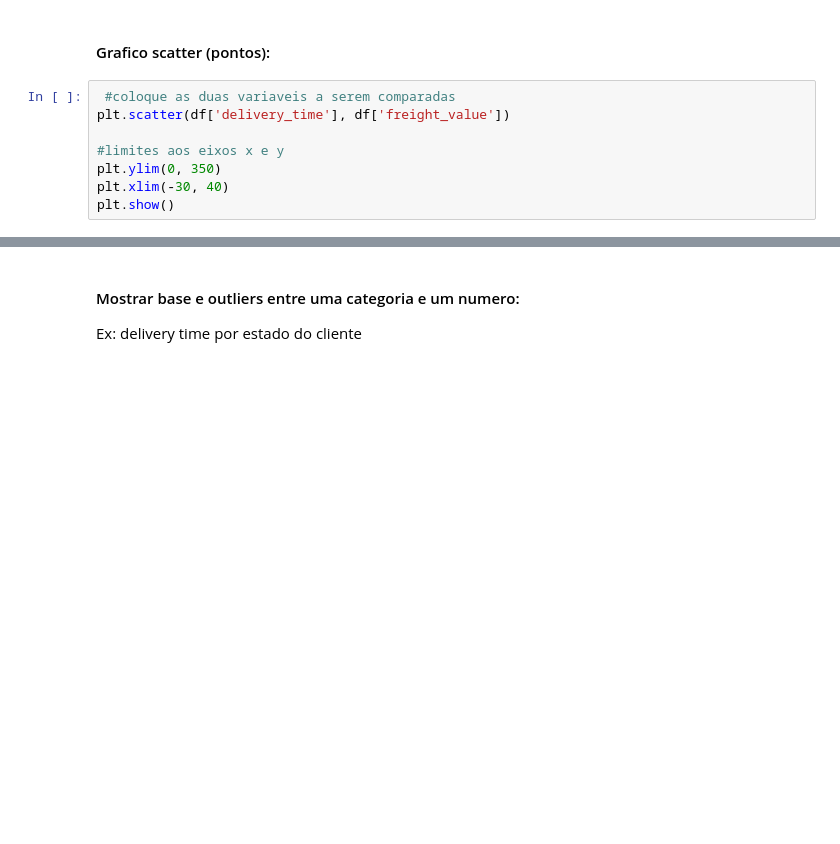
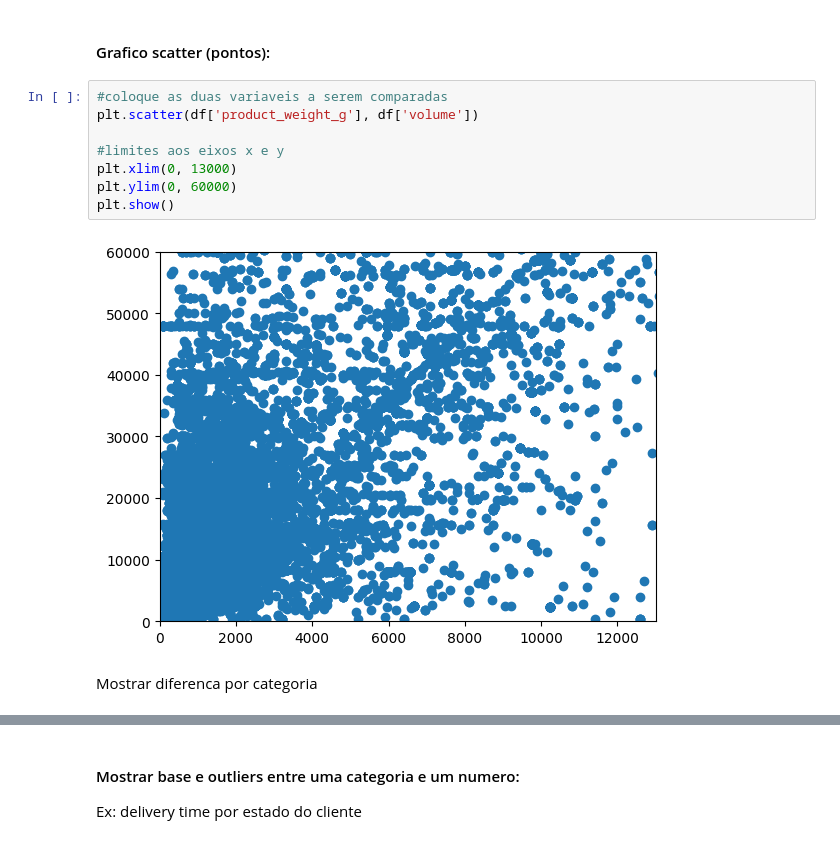
Before and after one commit to gabrielGAGRA/Kagglitos, a Jupyter notebook: analise.ipynb, the cells around one changed output, grey strips where cells are left out. Cells and saved outputs as stored; diff of their text form; blank space fills up the shorter version.

```diff
--- a/analise.ipynb
+++ b/analise.ipynb
@@ -79,10 +78,14 @@ for variable in variables_to_compare:
 # %% [markdown]
 #### Grafico scatter (pontos):
 # %%
- #coloque as duas variaveis a serem comparadas
-plt.scatter(df['delivery_time'], df['freight_value'])
+#coloque as duas variaveis a serem comparadas
+plt.scatter(df['product_weight_g'], df['volume'])
 
 #limites aos eixos x e y
-plt.ylim(0, 350)
-plt.xlim(-30, 40)
+plt.xlim(0, 13000)
+plt.ylim(0, 60000)
 plt.show()
+# %% [output]
+[figure, added]
+# %% [markdown]
+Mostrar diferenca por categoria
```
Also changed, not shown: parts of 27 cells of this notebook.
